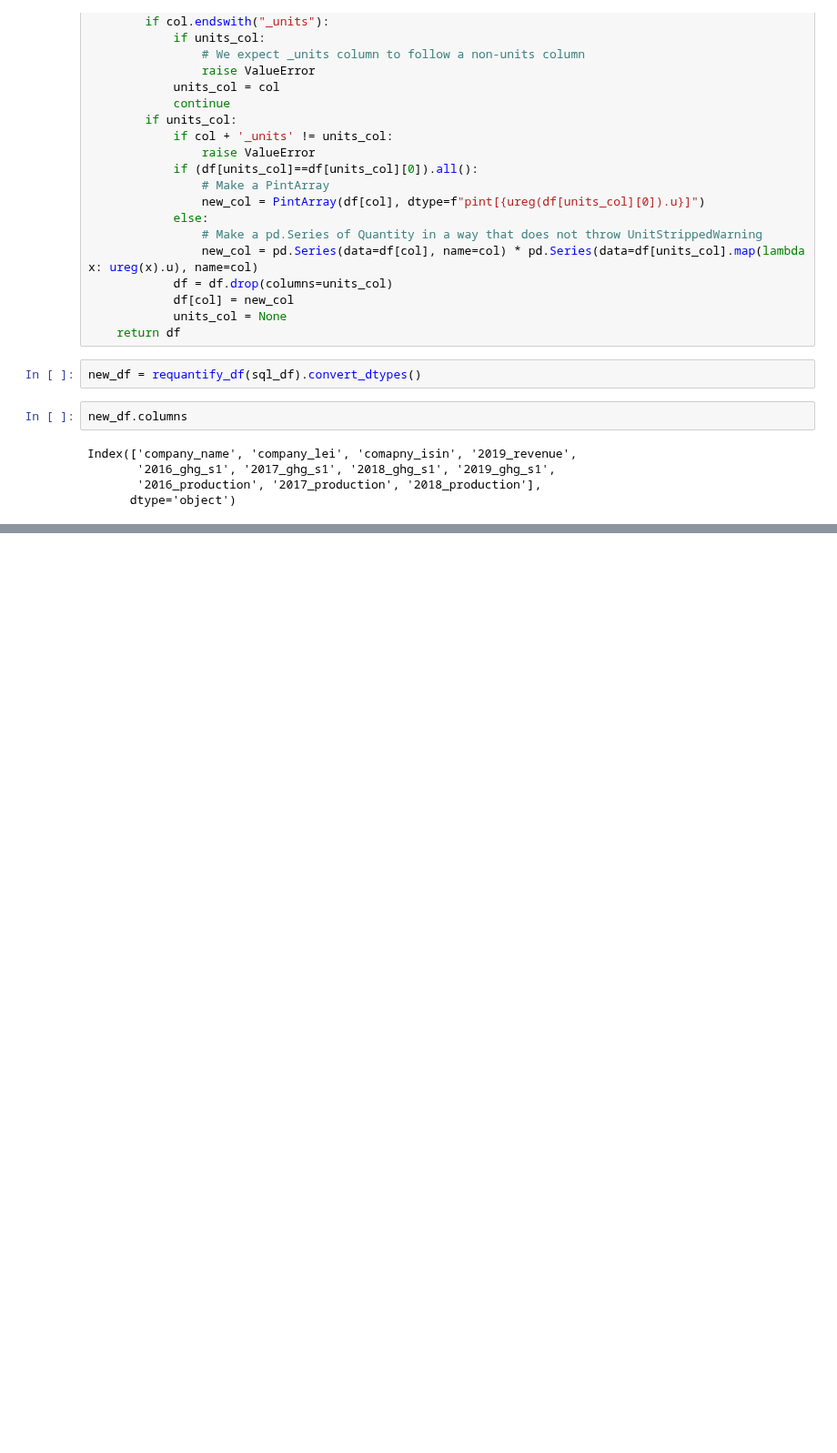
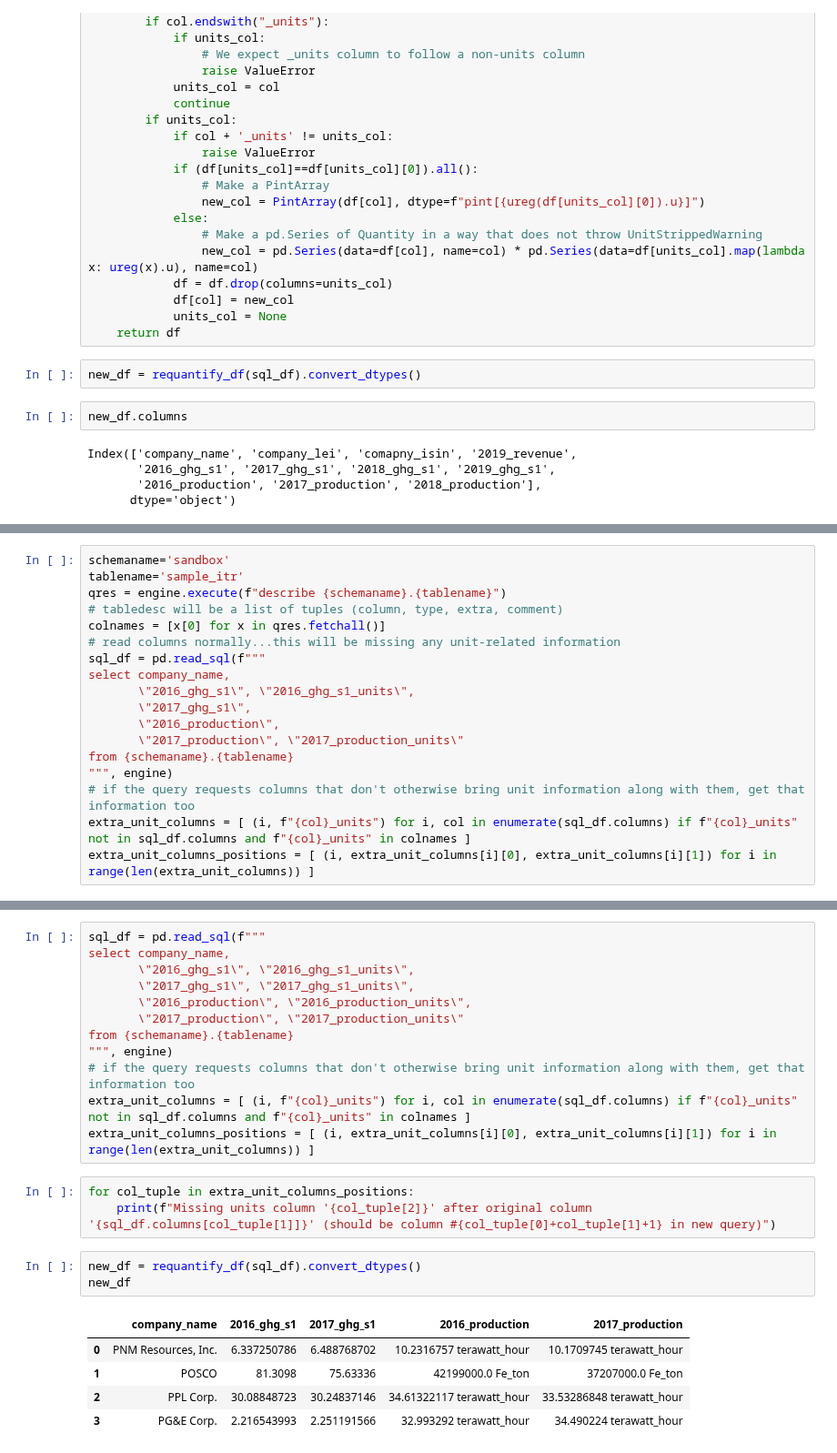
Before and after one commit to os-climate/data-platform-demo, a Jupyter notebook: notebooks/pint-demo.ipynb, the cells around one changed output, grey strips where cells are left out. Shown at 91% size. Saved outputs shown, nothing was run; the diff lists cells and outputs as text; blank space fills up the shorter version.

```diff
--- a/notebooks/pint-demo.ipynb
+++ b/notebooks/pint-demo.ipynb
@@ -274,0 +271,18 @@ memory usage: 352.0+ bytes
+# %%
+schemaname='sandbox'
+tablename='sample_itr'
+qres = engine.execute(f"describe {schemaname}.{tablename}")
+# tabledesc will be a list of tuples (column, type, extra, comment)
+colnames = [x[0] for x in qres.fetchall()]
+# read columns normally...this will be missing any unit-related information
+sql_df = pd.read_sql(f"""
+select company_name,
+       \"2016_ghg_s1\", \"2016_ghg_s1_units\",
+       \"2017_ghg_s1\",
+       \"2016_production\",
+       \"2017_production\", \"2017_production_units\"
+from {schemaname}.{tablename}
+""", engine)
+# if the query requests columns that don't otherwise bring unit information along with them, get that information too
+extra_unit_columns = [ (i, f"{col}_units") for i, col in enumerate(sql_df.columns) if f"{col}_units" not in sql_df.columns and f"{col}_units" in colnames ]
+extra_unit_columns_positions = [ (i, extra_unit_columns[i][0], extra_unit_columns[i][1]) for i in range(len(extra_unit_columns)) ]
@@ -274,0 +295,24 @@ memory usage: 352.0+ bytes
+# %%
+sql_df = pd.read_sql(f"""
+select company_name,
+       \"2016_ghg_s1\", \"2016_ghg_s1_units\",
+       \"2017_ghg_s1\", \"2017_ghg_s1_units\",
+       \"2016_production\", \"2016_production_units\",
+       \"2017_production\", \"2017_production_units\"
+from {schemaname}.{tablename}
+""", engine)
+# if the query requests columns that don't otherwise bring unit information along with them, get that information too
+extra_unit_columns = [ (i, f"{col}_units") for i, col in enumerate(sql_df.columns) if f"{col}_units" not in sql_df.columns and f"{col}_units" in colnames ]
+extra_unit_columns_positions = [ (i, extra_unit_columns[i][0], extra_unit_columns[i][1]) for i in range(len(extra_unit_columns)) ]
+# %%
+for col_tuple in extra_unit_columns_positions:
+    print(f"Missing units column '{col_tuple[2]}' after original column '{sql_df.columns[col_tuple[1]]}' (should be column #{col_tuple[0]+col_tuple[1]+1} in new query)")
+# %%
+new_df = requantify_df(sql_df).convert_dtypes()
+new_df
+# %% [output]
+|  | company_name | 2016_ghg_s1 | 2017_ghg_s1 | 2016_production | 2017_production |
+| 0 | PNM Resources, Inc. | 6.337250786 | 6.488768702 | 10.2316757 terawatt_hour | 10.1709745 terawatt_hour |
+| 1 | POSCO | 81.3098 | 75.63336 | 42199000.0 Fe_ton | 37207000.0 Fe_ton |
+| 2 | PPL Corp. | 30.08848723 | 30.24837146 | 34.61322117 terawatt_hour | 33.53286848 terawatt_hour |
+| 3 | PG&E Corp. | 2.216543993 | 2.251191566 | 32.993292 terawatt_hour | 34.490224 terawatt_hour |
```
Also changed, not shown: parts of 13 cells of this notebook.
